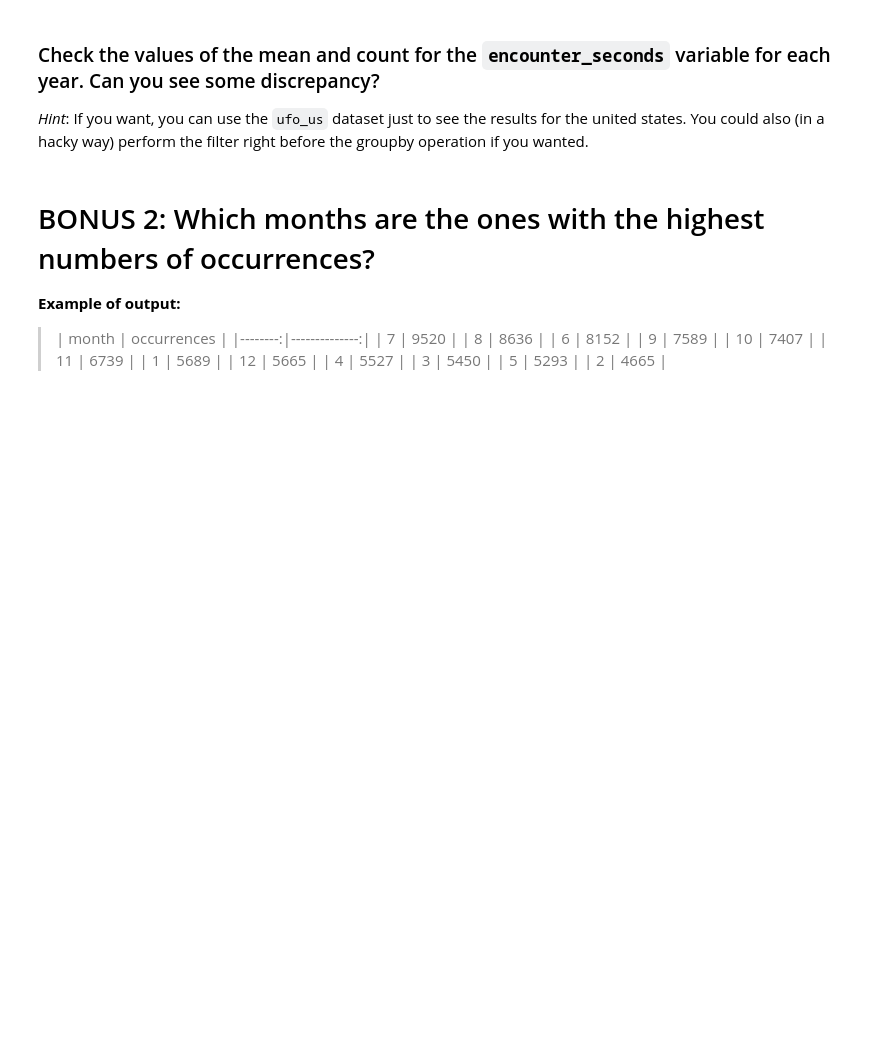
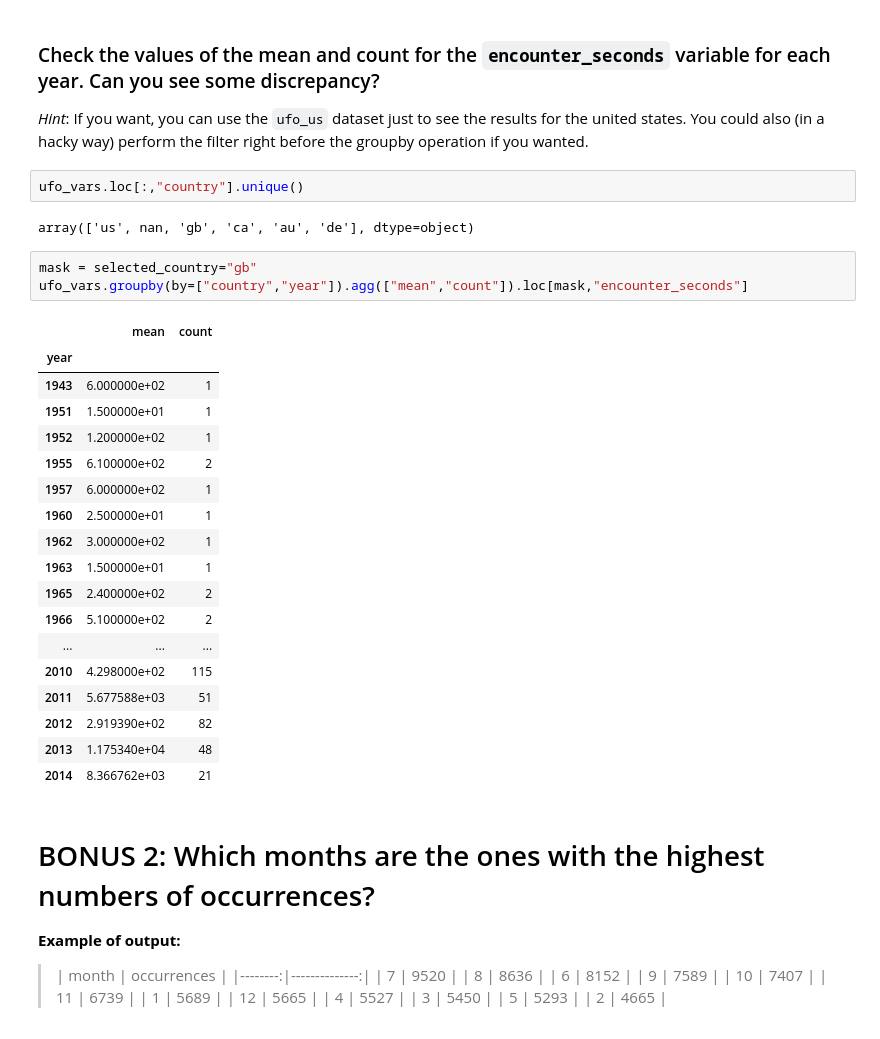
Before and after one commit to pedrodgn/ironhack, a Jupyter notebook: week2/lab-data-manipulation-part1-and-part2.ipynb, the cells around one changed output. Drawn from its saved outputs; the diff is of its cells as text; blank space fills up the shorter version.

```diff
--- a/week2/lab-data-manipulation-part1-and-part2.ipynb
+++ b/week2/lab-data-manipulation-part1-and-part2.ipynb
@@ -407,6 +427,32 @@ Expected output:
 ### Check the values of the mean and count for the `encounter_seconds` variable for each year. Can you see some discrepancy?
 
 *Hint*: If you want, you can use the `ufo_us` dataset just to see the results for the united states. You could also (in a hacky way) perform the filter right before the groupby operation if you wanted.
+# %%
+ufo_vars.loc[:,"country"].unique()
+# %% [output]
+array(['us', nan, 'gb', 'ca', 'au', 'de'], dtype=object)
+# %%
+mask = selected_country="gb"
+ufo_vars.groupby(by=["country","year"]).agg(["mean","count"]).loc[mask,"encounter_seconds"]
+# %% [output]
+|  | mean | count |
+| year |  |  |
+| 1943 | 6.000000e+02 | 1 |
+| 1951 | 1.500000e+01 | 1 |
+| 1952 | 1.200000e+02 | 1 |
+| 1955 | 6.100000e+02 | 2 |
+| 1957 | 6.000000e+02 | 1 |
+| 1960 | 2.500000e+01 | 1 |
+| 1962 | 3.000000e+02 | 1 |
+| 1963 | 1.500000e+01 | 1 |
+| 1965 | 2.400000e+02 | 2 |
+| 1966 | 5.100000e+02 | 2 |
+| ... | ... | ... |
+| 2010 | 4.298000e+02 | 115 |
+| 2011 | 5.677588e+03 | 51 |
+| 2012 | 2.919390e+02 | 82 |
+| 2013 | 1.175340e+04 | 48 |
+| 2014 | 8.366762e+03 | 21 |
 # %% [markdown]
 # BONUS 2: Which months are the ones with the highest numbers of occurrences?
 
```
Also changed, not shown: parts of 8 cells of this notebook, 1 other file.
